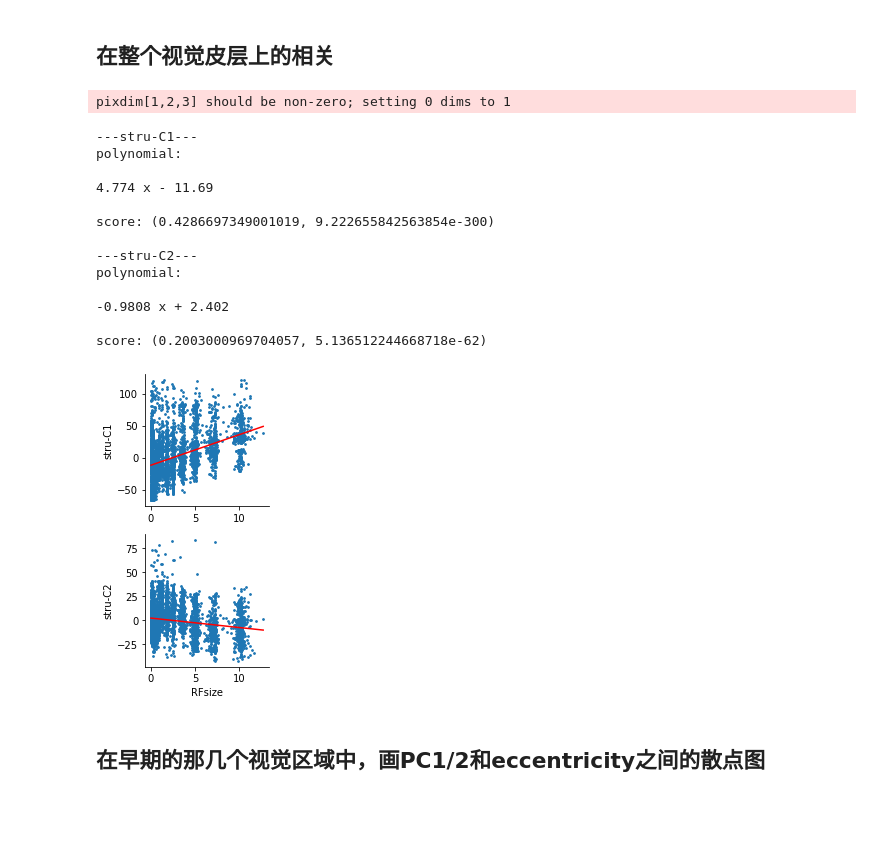
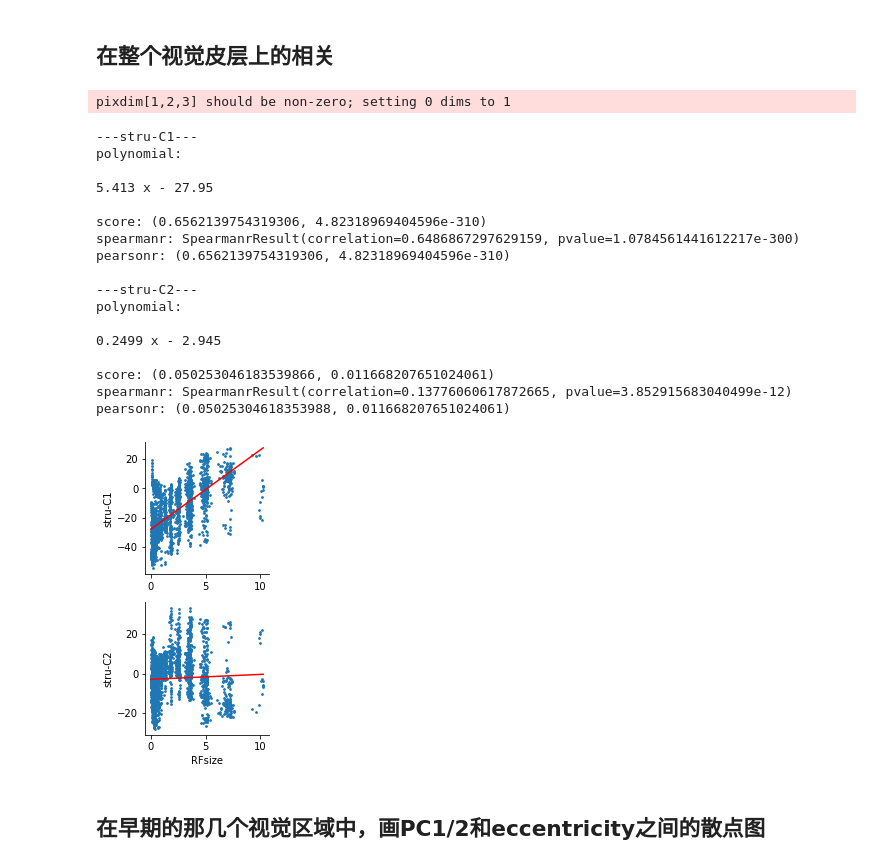
Before and after one commit to BNUCNL/nibrain, a Jupyter notebook: cxy_visual_dev/scripts/plot_scatter.ipynb, the cells around one changed output. Cells and saved outputs as stored; diff of their text form; code cells hidden in the pictures; blank space fills up the shorter version.

Commit message:
cxy_visual_dev: corr between RFsize and stru-PCs

```diff
--- a/cxy_visual_dev/scripts/plot_scatter.ipynb
+++ b/cxy_visual_dev/scripts/plot_scatter.ipynb
@@ -24,12 +24,20 @@ if not os.path.isdir(work_dir):
 # %% [markdown]
 ## 以RFsize的均值为x轴（作为功能层级的代表），PC1/2为y轴。PC1/2可以是均值，标准差，变异系数。
 # %%
+# rois = 'all'
+# R2_limit = False
+# fpath = pjoin(anal_dir, 'ROI_scalar/ROI_scalar1_MMP-vis3-R.csv')
+
+rois = get_rois('Wang2015-R')
+rois.remove('R_FEF')
+rois.remove('R_IPS5')
+R2_limit = False
+fpath = pjoin(anal_dir, 'ROI_scalar/ROI_scalar1_Wang2015-R.csv')
+
 figsize = (8, 4.8)
-rois = 'all'
 xlabel = 'mean_RFsize'
 pc_names = ['stru-C1', 'stru-C2']
 metrics = ['mean', 'std', 'cv']
-fpath = pjoin(anal_dir, 'ROI_scalar/ROI_scalar1.csv')
 out_file = pjoin(work_dir, 'ROI_scalar1.jpg')
 # out_file = 'show'
 
@@ -38,6 +46,19 @@ n_metric = len(metrics)
 df = pd.read_csv(fpath, index_col=0)
 if rois == 'all':
     rois = df.columns
+
+if R2_limit:
+    # 只保留跨顶点的平均R2大于9.8的脑区
+    atlas = Atlas('HCP-MMP')
+    R2_map = nib.load(s1200_avg_R2).get_fdata()[0, :LR_count_32k]
+    rois_tmp = []
+    for roi in rois:
+        mask = atlas.get_mask(roi)[0]
+        if np.mean(R2_map[mask]) > 9.8:
+            rois_tmp.append(roi)
+    rois = rois_tmp
+print('#ROI:', len(rois))
+print('ROIs:', rois)
 
 fig, axes = plt.subplots(n_pc, n_metric, figsize=figsize)
 x = df.loc[xlabel, rois].values
@@ -48,6 +69,8 @@ for pc_idx, pc_name in enumerate(pc_names):
         y = df.loc[idx, rois].values
         print(f'\n---{idx}---')
         plot_polyfit(x, y, 1, color='r', s=3, ax=ax)
+        print('spearmanr:', spearmanr(x, y))
+        print('pearsonr:', pearsonr(x, y))
         if pc_idx == (n_pc - 1):
             ax.set_xlabel(xlabel)
         if metric_idx == 0:
@@ -712,6 +735,10 @@ score: (0.9045461022138921, 3.971865652938619e-26)
 # %% [markdown]
 ## 在整个视觉皮层上的相关
 # %%
+# mask_type = 'MMP-vis3-R'
+# mask_type = 'R2_limit'
+mask_type = 'Wang2015-R'
+
 meas_name = 'RFsize'
 figsize = (2.6, 4.8)
 n_pc = 2
@@ -723,44 +750,62 @@ out_file = pjoin(work_dir, f'PC12-corr-{meas_name}.jpg')
 # out_file = 'show'
 
 mask = Atlas('HCP-MMP').get_mask(get_rois('MMP-vis3-R'))[0]
+if mask_type == 'MMP-vis3-R':
+    pass
+elif mask_type == 'R2_limit':
+    mask_tmp = nib.load(s1200_avg_R2).get_fdata()[0, :LR_count_32k] > 9.8
+    mask = np.logical_and(mask, mask_tmp)
+elif mask_type == 'Wang2015-R':
+    # R_FEF和R_IPS5与MMP-vis3-R没有重合的部分，前者在额叶，后者本身只有3个顶点。
+    mask_tmp = Atlas('Wang2015').get_mask(get_rois('Wang2015-R'))[0]
+    mask = np.logical_and(mask, mask_tmp)
+else:
+    raise ValueError('unsupported mask_type:', mask_type)
+
 map_pcs = nib.load(pjoin(
     anal_dir, 'decomposition/HCPY-M+T_MMP-vis3-R_zscore1_PCA-subj.dscalar.nii'
 )).get_fdata()[:n_pc, mask]
 map_meas = nib.load(meas2file[meas_name]).get_fdata()[0, :LR_count_32k]
 map_meas = map_meas[mask]
 
 fig, axes = plt.subplots(n_pc, 1, figsize=figsize)
 for pc_idx, pc_name in enumerate(pc_names):
     ax = axes[pc_idx]
     print(f'\n---{pc_name}---')
     plot_polyfit(map_meas, map_pcs[pc_idx], 1, color='r', s=3, ax=ax)
+    print('spearmanr:', spearmanr(map_meas, map_pcs[pc_idx]))
+    print('pearsonr:', pearsonr(map_meas, map_pcs[pc_idx]))
     ax.set_ylabel(pc_name)
     if pc_idx == (n_pc - 1):
         ax.set_xlabel(meas_name)
     ax.spines['top'].set_visible(False)
     ax.spines['right'].set_visible(False)
 
 fig.tight_layout()
 if out_file == 'show':
     fig.show()
 else:
     fig.savefig(out_file)
 # %% [output]
 pixdim[1,2,3] should be non-zero; setting 0 dims to 1
 ---stru-C1---
 polynomial:
 
-4.774 x - 11.69
+5.413 x - 27.95
 
-score: (0.4286697349001019, 9.222655842563854e-300)
+score: (0.6562139754319306, 4.82318969404596e-310)
+spearmanr: SpearmanrResult(correlation=0.6486867297629159, pvalue=1.0784561441612217e-300)
+pearsonr: (0.6562139754319306, 4.82318969404596e-310)
 
 ---stru-C2---
 polynomial:
 
--0.9808 x + 2.402
+0.2499 x - 2.945
 
-score: (0.2003000969704057, 5.136512244668718e-62)
+score: (0.050253046183539866, 0.011668207651024061)
+spearmanr: SpearmanrResult(correlation=0.13776060617872665, pvalue=3.852915683040499e-12)
+pearsonr: (0.05025304618353988, 0.011668207651024061)
-[figure, old version]
+[figure, new version]
 # %% [markdown]
 ## 在早期的那几个视觉区域中，画PC1/2和eccentricity之间的散点图
 # %%
```
Also changed, not shown: parts of 2 cells of this notebook, 1 other file.
